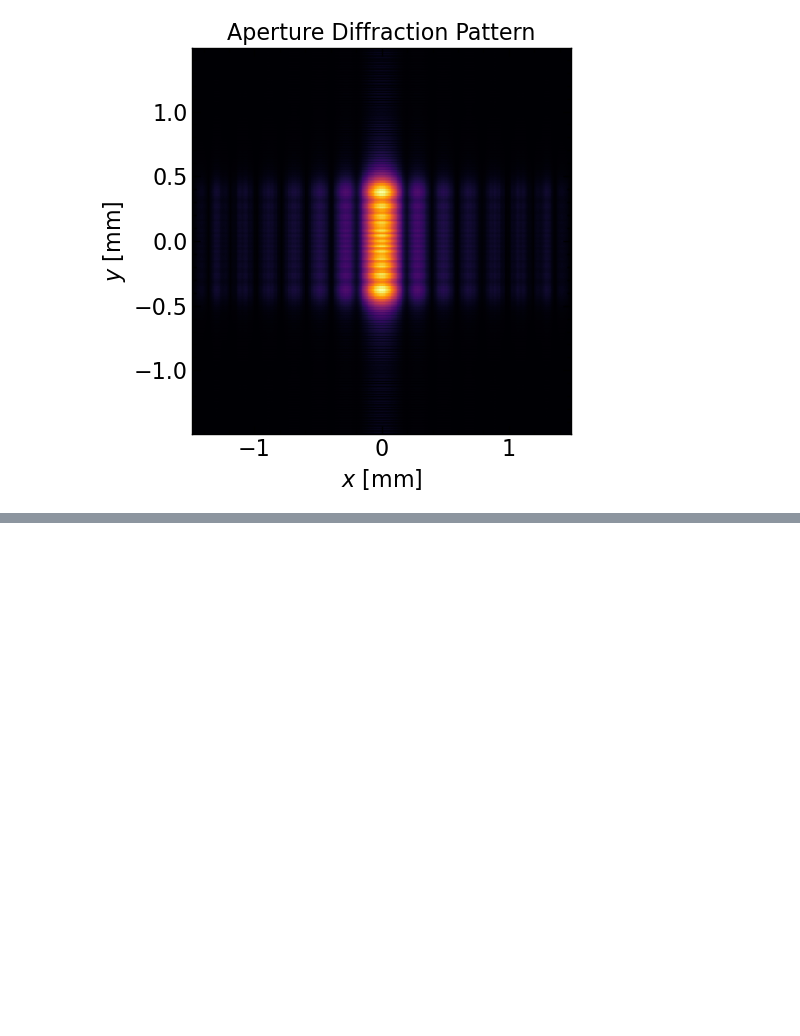
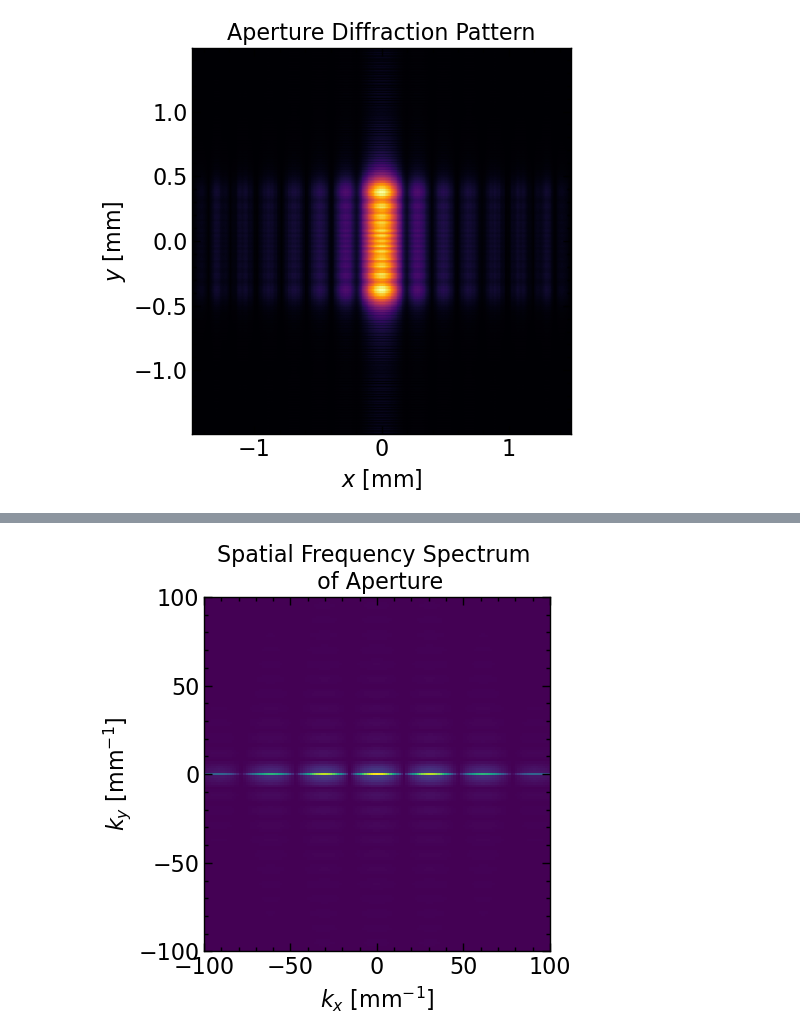
Before and after one commit to MizzouINDFUL/MarshallFourierOptics, a Jupyter notebook: notebooks/exact_transfer_function_approach.ipynb, the cells around one changed output, grey strips where cells are left out. Cells and saved outputs as stored; diff of their text form; code cells hidden in the pictures; blank space fills up the shorter version.

```diff
--- a/notebooks/exact_transfer_function_approach.ipynb
+++ b/notebooks/exact_transfer_function_approach.ipynb
@@ -133,0 +151,13 @@ plt.show()
+# %%
+#Aperture dims
+S = 0.2*u.mm
+D = 0.05*u.mm
+
+#Wavelength
+wavelength = 660 * u.nm
+
+#Propagation Distance
+z = 3 * u.cm
+
+#Wavenumber (k)
+wavenumber = 2*np.pi/wavelength
@@ -133,0 +226,24 @@ plt.show()
+# %%
+#5) Create the quadratic-phase exponential transfer function array
+kx = np.fft.fftfreq(len(x), np.diff(x)[0]) * 2 * np.pi
+ky = kx
+kxv, kyv = np.meshgrid(kx,ky)
+
+H = np.exp(1j * wavenumber * z) * np.exp(1j* (z) * np.sqrt(wavenumber**2 - (kxv)**2 - (kyv)**2))
+H = np.fft.fftshift(H.magnitude)
+# %%
+#6) Perform the DFT of the aperture and then center
+A = np.fft.fft2(U0)
+A = np.fft.fftshift(A)
+# %%
+plt.figure(figsize=(5,5))
+plt.pcolormesh(np.fft.fftshift(kxv.magnitude), np.fft.fftshift(kyv.magnitude), np.abs(A))
+plt.xlim(-100,100)
+plt.ylim(-100,100)
+plt.xlabel('$k_x$ [mm$^{-1}$]')
+plt.ylabel('$k_y$ [mm$^{-1}$]')
+plt.title("Spatial Frequency Spectrum \n of Aperture")
+plt.tight_layout()
+plt.show()
+# %% [output]
+[figure, added]
```
Also changed, not shown: parts of 8 cells of this notebook, 1 other file.
